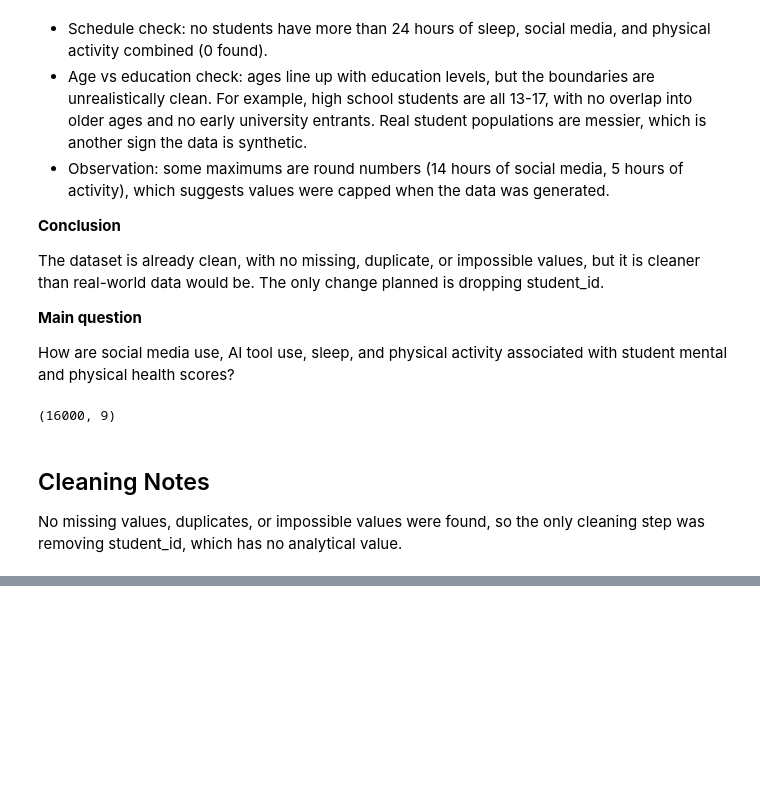
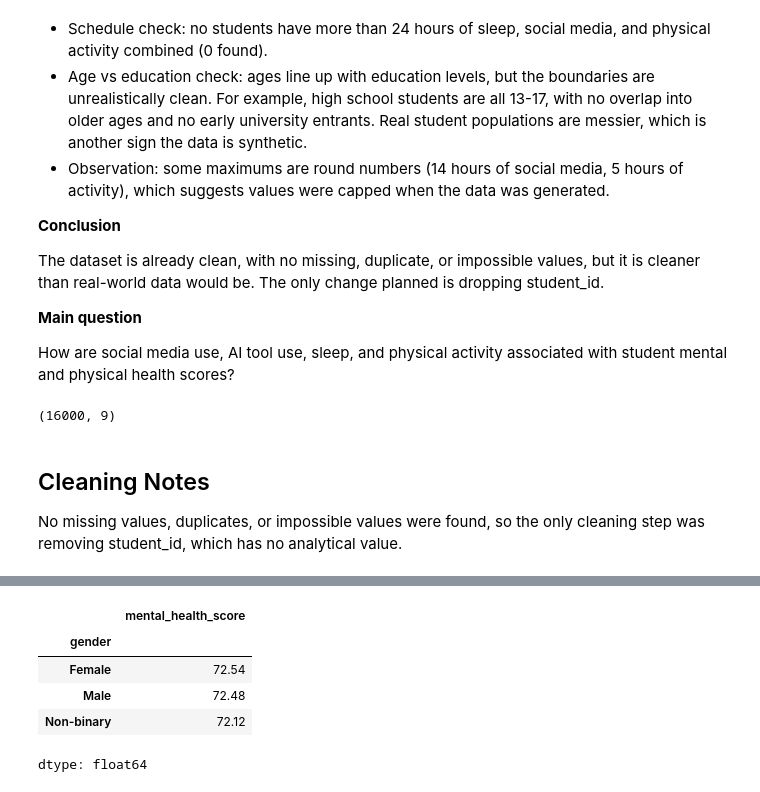
Before and after one commit to MarchianTz/ai-social-media-student-wellbeing, a Jupyter notebook: analysis.ipynb, the cells around one changed output, grey strips where cells are left out. Cells and saved outputs as stored; diff of their text form; code cells hidden in the pictures; blank space fills up the shorter version.

```diff
--- a/analysis.ipynb
+++ b/analysis.ipynb
@@ -132,0 +166,9 @@ No missing values, duplicates, or impossible values were found, so the only clea
+# %%
+df.groupby("gender")["mental_health_score"].mean().round(2)
+# %% [output]
+|  | mental_health_score |
+| gender |  |
+| Female | 72.54 |
+| Male | 72.48 |
+| Non-binary | 72.12 |
+dtype: float64
```
Also changed, not shown: parts of 6 cells of this notebook.
